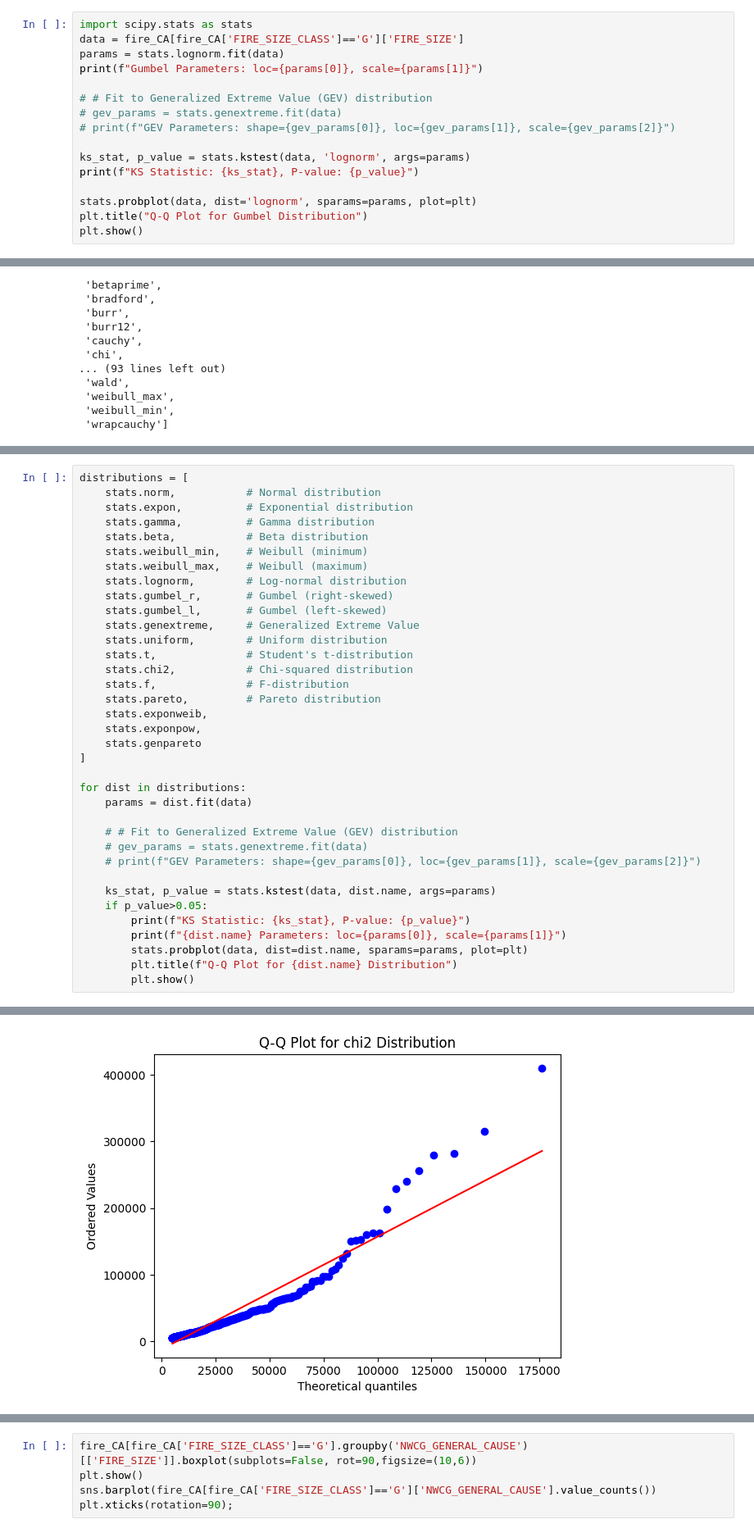
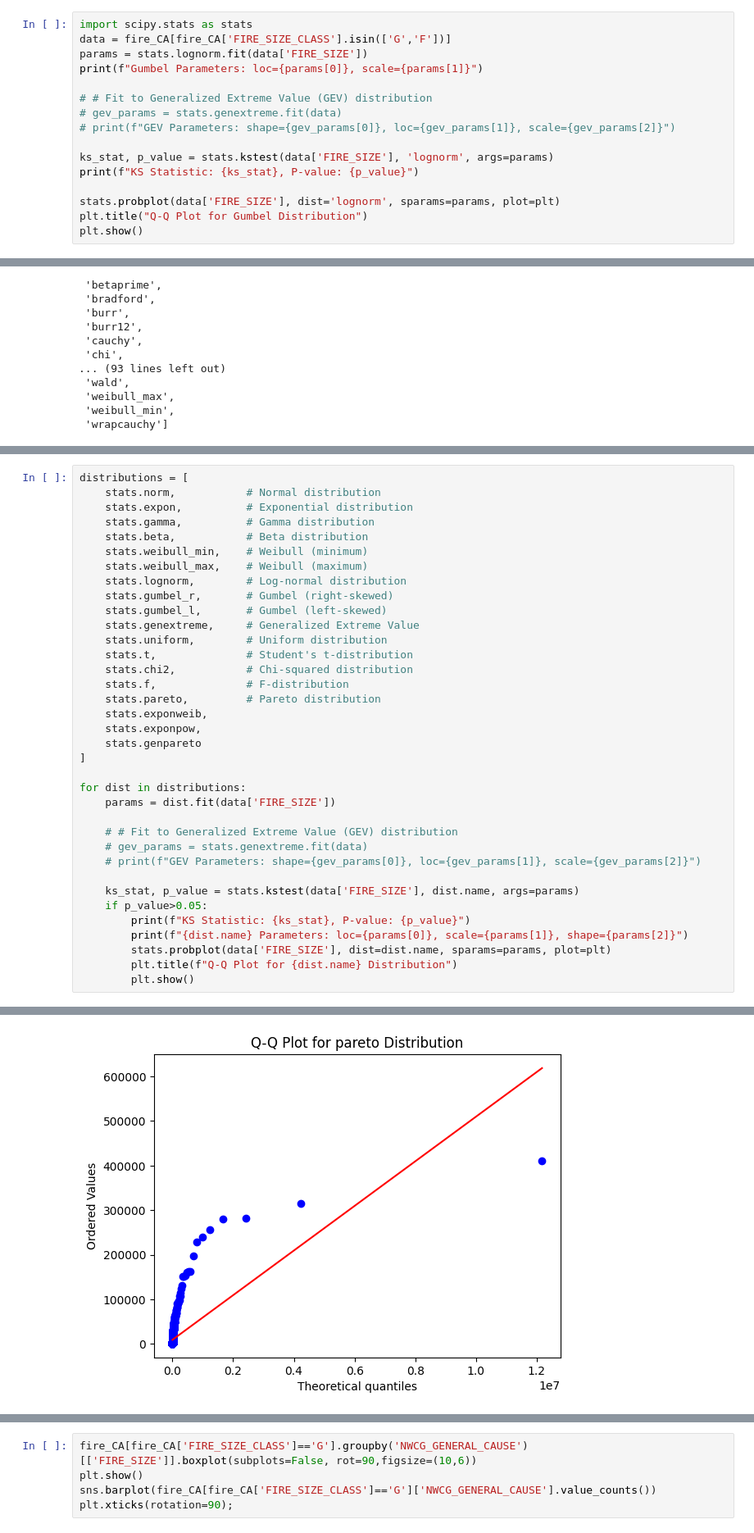
Before and after one commit to pranjaliborse2/Wildfire-Risk-Assessment, a Jupyter notebook: Wildfire.ipynb, the cells around one changed output, grey strips where cells are left out. Shown at 82% size. Cells and saved outputs as stored; diff of their text form.

```diff
--- a/Wildfire.ipynb
+++ b/Wildfire.ipynb
@@ -172,18 +171,18 @@ fire_CA.groupby('FIRE_SIZE_CLASS')['FIRE_SIZE'].get_group(('G')).plot(kind='dens
 [figure]
 # %%
 import scipy.stats as stats
-data = fire_CA[fire_CA['FIRE_SIZE_CLASS']=='G']['FIRE_SIZE']
-params = stats.lognorm.fit(data)
+data = fire_CA[fire_CA['FIRE_SIZE_CLASS'].isin(['G','F'])]
+params = stats.lognorm.fit(data['FIRE_SIZE'])
 print(f"Gumbel Parameters: loc={params[0]}, scale={params[1]}")
 
 # # Fit to Generalized Extreme Value (GEV) distribution
 # gev_params = stats.genextreme.fit(data)
 # print(f"GEV Parameters: shape={gev_params[0]}, loc={gev_params[1]}, scale={gev_params[2]}")
 
-ks_stat, p_value = stats.kstest(data, 'lognorm', args=params)
+ks_stat, p_value = stats.kstest(data['FIRE_SIZE'], 'lognorm', args=params)
 print(f"KS Statistic: {ks_stat}, P-value: {p_value}")
 
-stats.probplot(data, dist='lognorm', sparams=params, plot=plt)
+stats.probplot(data['FIRE_SIZE'], dist='lognorm', sparams=params, plot=plt)
 plt.title("Q-Q Plot for Gumbel Distribution")
 plt.show()
 # %% [output]
@@ -241,17 +240,17 @@ distributions = [
 ]
 
 for dist in distributions:
-    params = dist.fit(data)
+    params = dist.fit(data['FIRE_SIZE'])
 
     # # Fit to Generalized Extreme Value (GEV) distribution
     # gev_params = stats.genextreme.fit(data)
     # print(f"GEV Parameters: shape={gev_params[0]}, loc={gev_params[1]}, scale={gev_params[2]}")
 
-    ks_stat, p_value = stats.kstest(data, dist.name, args=params)
+    ks_stat, p_value = stats.kstest(data['FIRE_SIZE'], dist.name, args=params)
     if p_value>0.05:
         print(f"KS Statistic: {ks_stat}, P-value: {p_value}")
-        print(f"{dist.name} Parameters: loc={params[0]}, scale={params[1]}")
-        stats.probplot(data, dist=dist.name, sparams=params, plot=plt)
+        print(f"{dist.name} Parameters: loc={params[0]}, scale={params[1]}, shape={params[2]}")
+        stats.probplot(data['FIRE_SIZE'], dist=dist.name, sparams=params, plot=plt)
         plt.title(f"Q-Q Plot for {dist.name} Distribution")
         plt.show()
 # %% [output]
@@ -263 +262 @@ chi2 Parameters: loc=1.1095036877635867, scale=4999.999999999999
-[figure, old version]
+[figure, new version]
```
Also changed, not shown: parts of 20 cells of this notebook.
